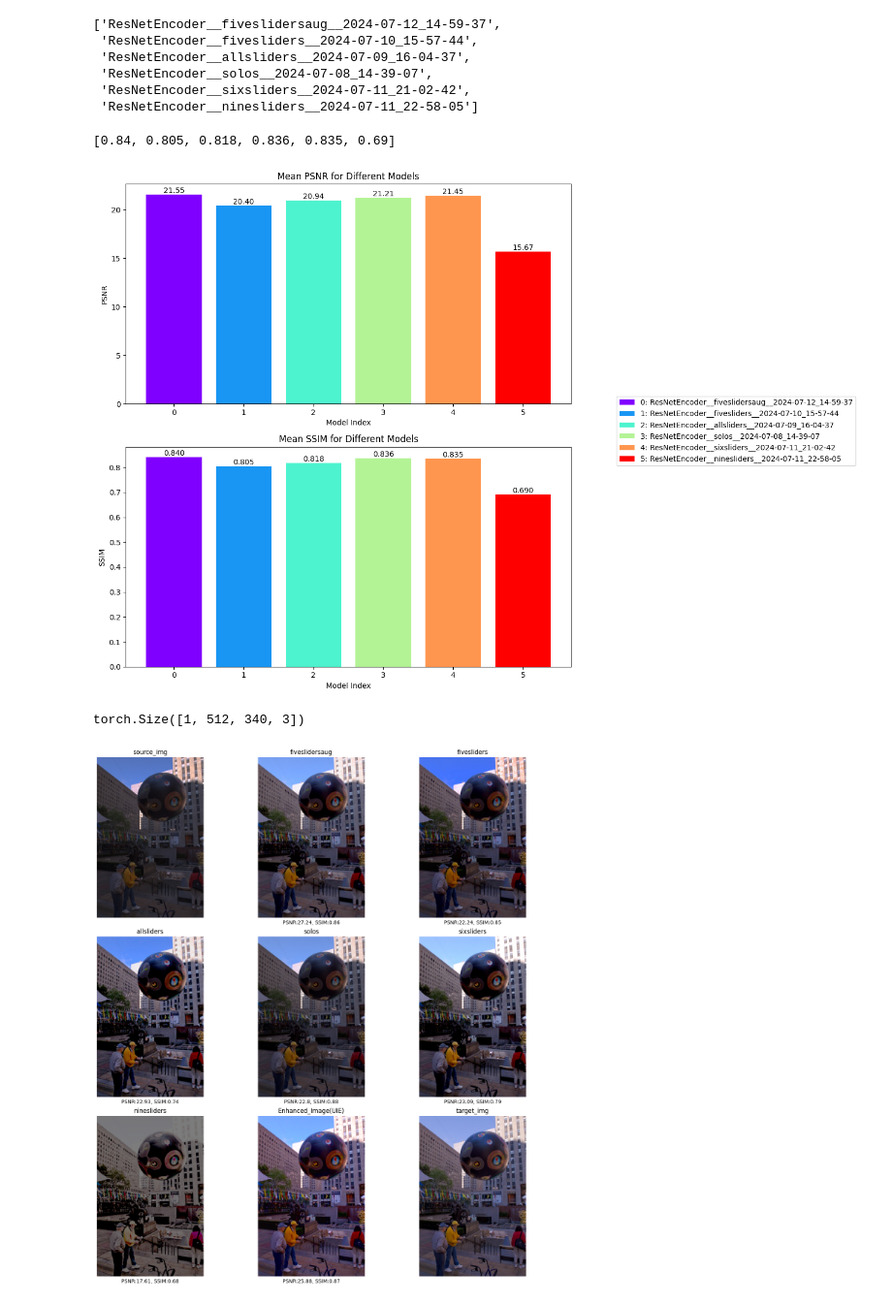
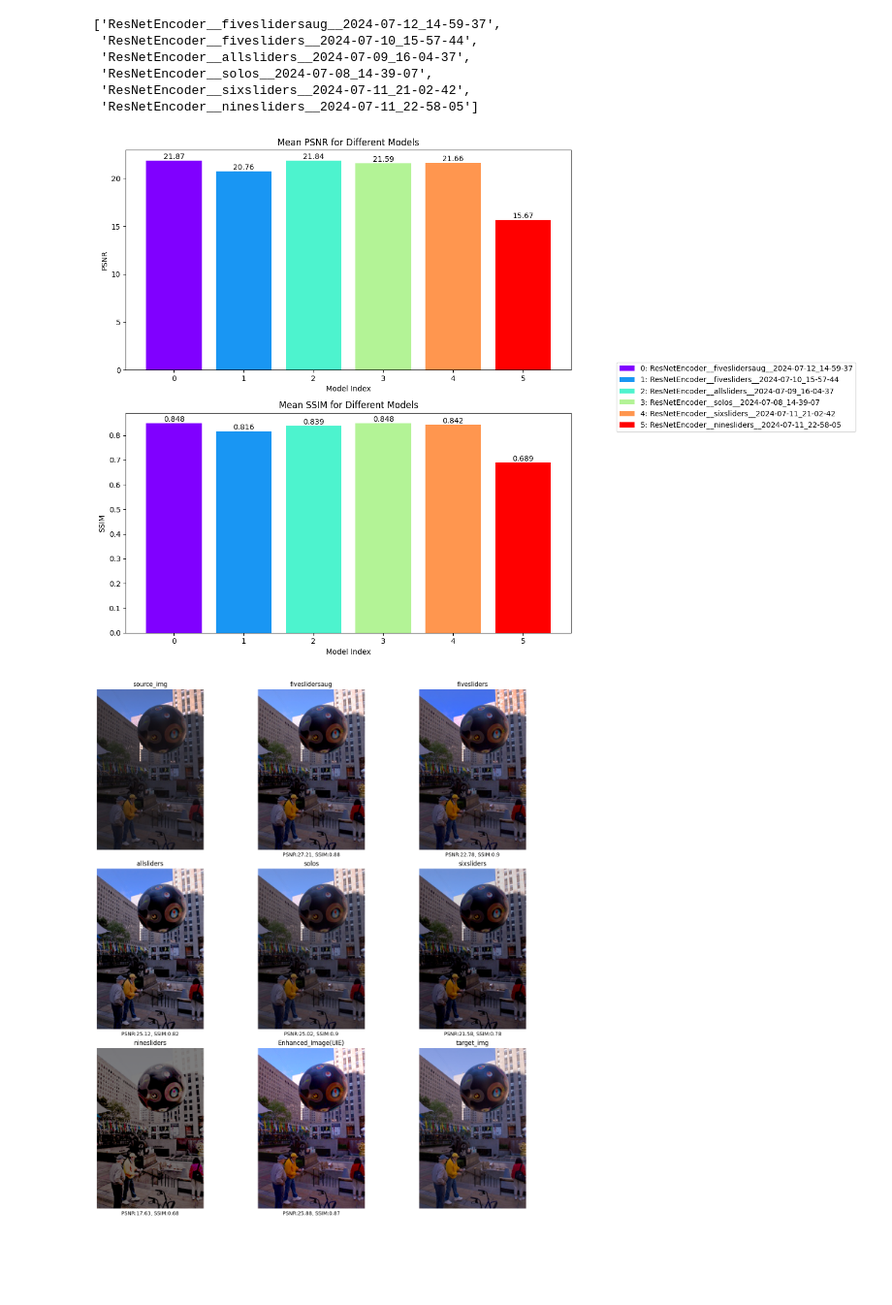
Before and after one commit to zakaria-narjis/ai-photo-enhancer, a Jupyter notebook: notebooks/Benchmark.ipynb, the cells around one changed output. Shown at 97% size. Saved outputs shown, nothing was run; the diff lists cells and outputs as text; code cells hidden in the pictures; blank space fills up the shorter version.

Commit message:
fixed env dataloader and sacinf

```diff
--- a/notebooks/Benchmark.ipynb
+++ b/notebooks/Benchmark.ipynb
@@ -92,29 +92,29 @@ for model_path in models_path:
     inf_agent.load_critics_weights( os.path.join(model_path,'models','qf1_head.pth'), os.path.join(model_path,'models','qf2_head.pth'))
 
     ssim_metric = StructuralSimilarityIndexMeasure()
-    test_512 = create_dataloaders(batch_size=1,image_size=64,train=False,pre_encode= False,shuffle=False,resize=False)
+    test_512 = create_dataloaders(batch_size=1,image_size=512,train=False,pre_encode= False,shuffle=False,resize=False)
+    test_64 = create_dataloaders(batch_size=500,image_size=64,train=False,pre_encode= False,shuffle=False,resize=True)
     transform = transforms.Compose([
                 v2.Resize(size = (64,64), interpolation= transforms.InterpolationMode.BICUBIC),
             ])
     PSNRS = []
     SSIM = []
+    batch_64 = next(iter(test_64))[0]/255.0
+    parameters = inf_agent.act(obs=transform(batch_64),deterministic=False)
+    parameter_counter = 0
     for i,t in tqdm(test_512, position=0, leave=True):
         source = i/255.0
         target = t/255.0
-        parameters = inf_agent.act(obs=transform(source),deterministic=True)
-        enhanced_image = photo_editor((source.permute(0,2,3,1)).cpu(),parameters[0].cpu())
+        enhanced_image = photo_editor((source.permute(0,2,3,1)).cpu(),parameters[parameter_counter].unsqueeze(0).cpu())
         psnr = inference_env.compute_rewards(enhanced_image.permute(0,3,1,2),target).item()+50
         ssim = ssim_metric(enhanced_image.permute(0,3,1,2),target).item()
         PSNRS.append(psnr)
         SSIM.append(ssim)
+        parameter_counter+=1
     mean_PSNRS = round(np.mean(PSNRS),2)
     mean_SSIM = round(np.mean(SSIM),3)
     all_psnrs.append(mean_PSNRS)
     all_ssims.append(mean_SSIM)
-# %%
-all_ssims
-# %% [output]
-[0.84, 0.805, 0.818, 0.836, 0.835, 0.69]
 # %%
 import matplotlib.pyplot as plt
 import numpy as np
@@ -166,7 +166,7 @@ plt.tight_layout()
 plt.subplots_adjust(right=0.75)  # Adjust this value to make room for the legend
 plt.show()
 # %% [output]
-[figure, old version]
+[figure, new version]
 # %%
 import cv2
 import torch
@@ -183,10 +183,6 @@ indicies = [(i,j) for i in range(3) for j in range(3)]
 indicies.remove((2, 2))
 indicies.remove((0, 0))
 indicies.remove((2, 1))
-# %%
-source_input.shape
-# %% [output]
-torch.Size([1, 512, 340, 3])
 # %%
 transform = transforms.Compose([
                 v2.Resize(size = (64,64), interpolation= transforms.InterpolationMode.BICUBIC),
@@ -236,7 +232,7 @@ for index,model_path, in zip(indicies,models_path):
 
     transformed_input = transform(source_input.permute(0,3,1,2))
     parameters = inf_agent.act(obs=transformed_input,deterministic=False)
-    enhanced_image = photo_editor(source_input.cpu(),parameters[0].cpu())
+    enhanced_image = photo_editor(source_input.cpu(),parameters.cpu())
 
     psnr = inference_env.compute_rewards(enhanced_image.permute(0,3,1,2),target_input.permute(0,3,1,2) ).item()+50
     ssim = ssim_metric(enhanced_image.permute(0,3,1,2),target_input.permute(0,3,1,2)).item()
@@ -253,31 +249,31 @@ inference_env = PhotoEnhancementEnvTest(
                     training_mode=False,
                     done_threshold=inference_config.threshold_psnr,
                     pre_encode=False,
                     edit_sliders='all',
                     features_size=inference_config.features_size,
                     discretize=False,
                     discretize_step= env_config.discretize_step,
                     logger=None)
 
 photo_editor = PhotoEditor('all')
 ssim_metric = StructuralSimilarityIndexMeasure()
 
 enhanced_image = photo_editor(source_input.cpu(),
                               param_UIE.cpu())
 psnr = inference_env.compute_rewards(enhanced_image.permute(0,3,1,2),target_input.permute(0,3,1,2) ).item()+50
 ssim = ssim_metric(enhanced_image.permute(0,3,1,2),target_input.permute(0,3,1,2)).item()
 
 axes[2][1].imshow(enhanced_image[0])
 axes[2][1].set_title(("Enhanced_Image(UIE)"))
 axes[2][1].axis('off')
 axes[2][1].text(0.5, -0.04, f'PSNR:{round(psnr,2)}, SSIM:{round(ssim,2)}', size=10, ha='center',
                                   transform=axes[2][1].transAxes)
 for i in range(3):
     for j in range(3):
         if not axes[i][j].has_data():
             fig.delaxes(axes[i][j])
 
 plt.tight_layout()
 plt.show()
 # %% [output]
-[figure, old version]
+[figure, new version]
```
Also changed, not shown: 2 other files.
